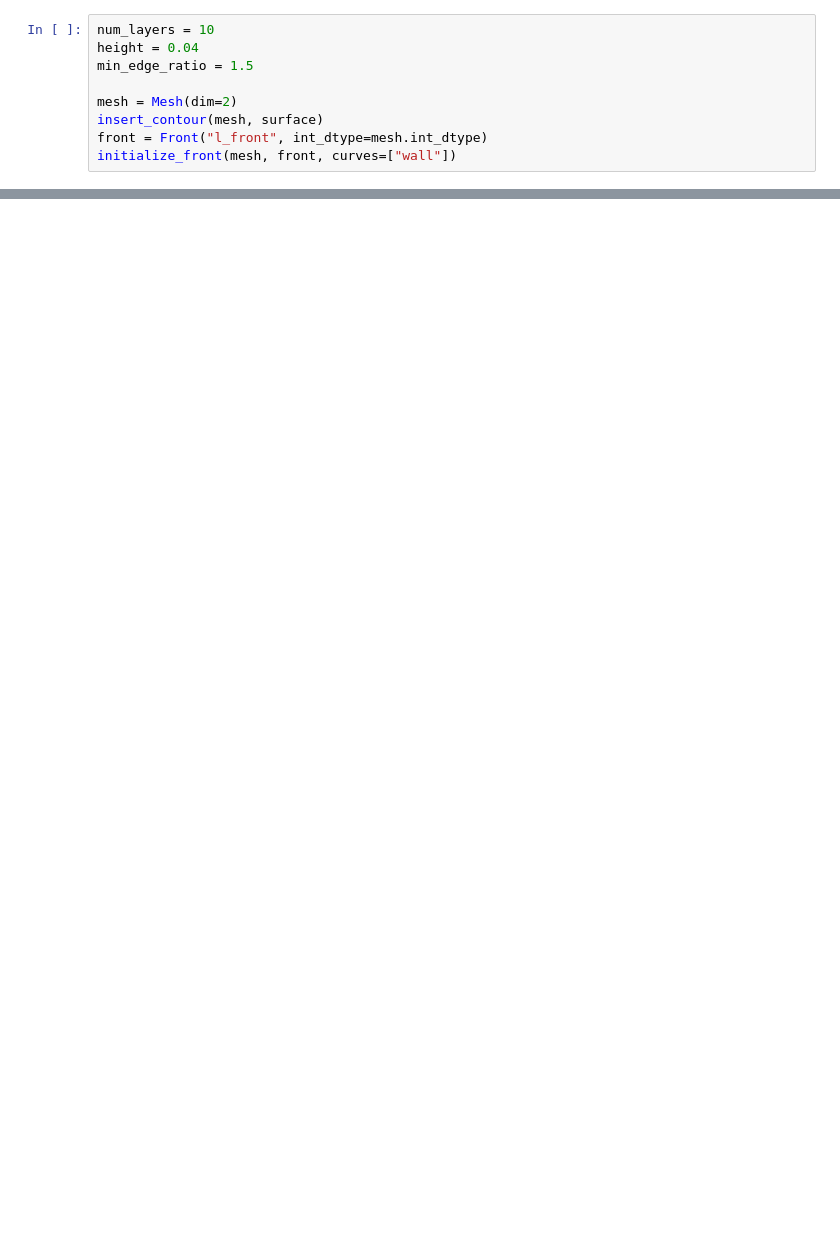
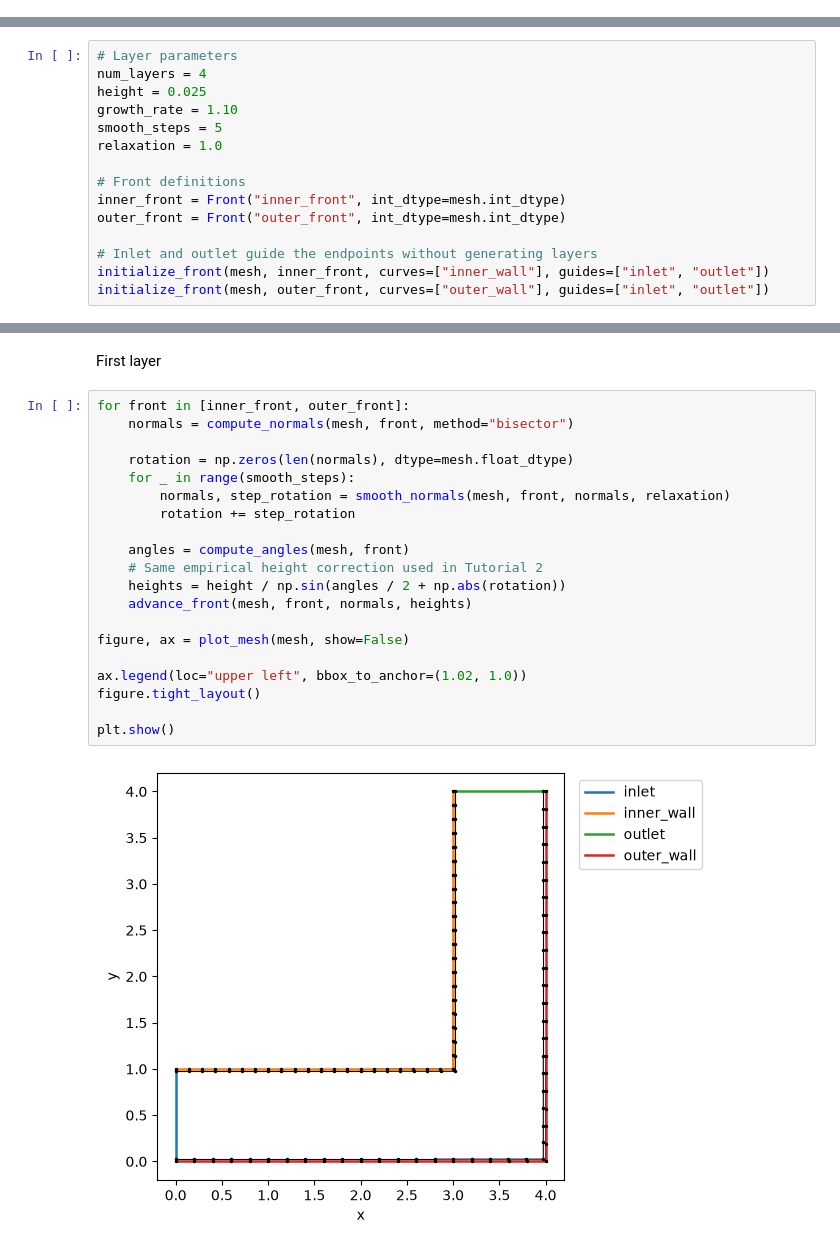
Before and after one commit to LABOSS-UFMG/meshlab, a Jupyter notebook: tutorials/t3.ipynb, the cells around one changed output, grey strips where cells are left out. Cells and saved outputs as stored; diff of their text form; blank space fills up the shorter version.

Commit message:
tutorials

```diff
--- a/tutorials/t3.ipynb
+++ b/tutorials/t3.ipynb
@@ -115,9 +0,0 @@ plot_mesh(mesh);
-# %%
-num_layers = 10
-height = 0.04
-min_edge_ratio = 1.5
-
-mesh = Mesh(dim=2)
-insert_contour(mesh, surface)
-front = Front("l_front", int_dtype=mesh.int_dtype)
-initialize_front(mesh, front, curves=["wall"])
@@ -152,0 +71,15 @@ Total: 9 arestas colapsadas.
+# %%
+# Layer parameters
+num_layers = 4
+height = 0.025
+growth_rate = 1.10
+smooth_steps = 5
+relaxation = 1.0
+
+# Front definitions
+inner_front = Front("inner_front", int_dtype=mesh.int_dtype)
+outer_front = Front("outer_front", int_dtype=mesh.int_dtype)
+
+# Inlet and outlet guide the endpoints without generating layers
+initialize_front(mesh, inner_front, curves=["inner_wall"], guides=["inlet", "outlet"])
+initialize_front(mesh, outer_front, curves=["outer_wall"], guides=["inlet", "outlet"])
@@ -152,0 +89,24 @@ Total: 9 arestas colapsadas.
+# %% [markdown]
+First layer
+# %%
+for front in [inner_front, outer_front]:
+    normals = compute_normals(mesh, front, method="bisector")
+
+    rotation = np.zeros(len(normals), dtype=mesh.float_dtype)
+    for _ in range(smooth_steps):
+        normals, step_rotation = smooth_normals(mesh, front, normals, relaxation)
+        rotation += step_rotation
+
+    angles = compute_angles(mesh, front)
+    # Same empirical height correction used in Tutorial 2
+    heights = height / np.sin(angles / 2 + np.abs(rotation))
+    advance_front(mesh, front, normals, heights)
+
+figure, ax = plot_mesh(mesh, show=False)
+
+ax.legend(loc="upper left", bbox_to_anchor=(1.02, 1.0))
+figure.tight_layout()
+
+plt.show()
+# %% [output]
+[figure, added]
```
Also changed, not shown: parts of 32 cells of this notebook, 30 other files.
